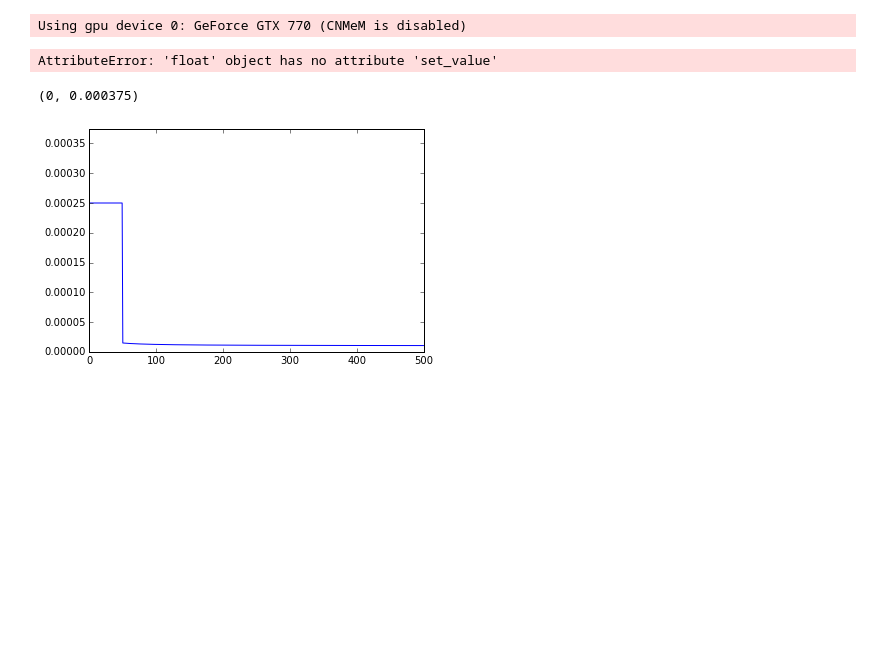
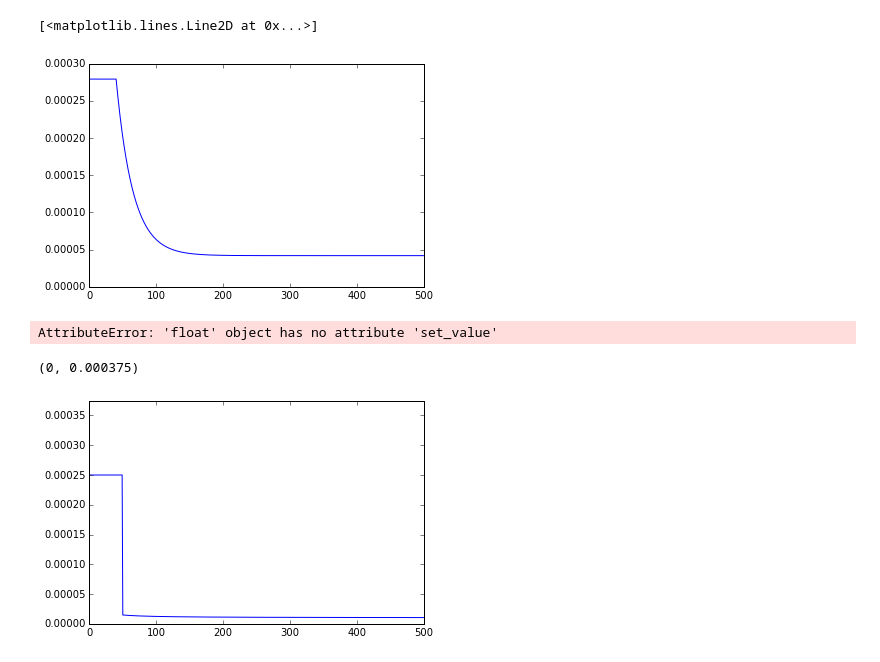
Before and after one commit to mdfirman/CityNet, a Jupyter notebook: notebooks/urban8k/notebooks/adjust_learning_rate.ipynb, the cells around one changed output. Saved outputs shown, nothing was run; the diff lists cells and outputs as text; code cells hidden in the pictures; blank space fills up the shorter version.

```diff
--- a/notebooks/urban8k/notebooks/adjust_learning_rate.ipynb
+++ b/notebooks/urban8k/notebooks/adjust_learning_rate.ipynb
@@ -2,28 +2,38 @@
 %matplotlib inline
 import matplotlib.pyplot as plt
 import numpy as np
-# %%
-import theano
-
-def float32(k):
-    return np.cast['float32'](k)
-
-
-class AdjustVariable(object):
-    def __init__(self, name, start=0.03, stop=0.001):
-        self.name = name
-        self.start, self.stop = start, stop
-        self.ls = None
-
-    def __call__(self, nn, epoch):
-        if self.ls is None:
-            self.ls = np.linspace(self.start, self.stop, nn.max_epochs)
-
-#         epoch = train_history[-1]['epoch']
-        new_value = float32(self.ls[epoch - 1])
-        getattr(nn, self.name).set_value(new_value)
-# %% [output]
-Using gpu device 0: GeForce GTX 770 (CNMeM is disabled)
+# %%
+
+class LearningRate(object):
+
+    def __init__(self, init, final, iters_at_init, falloff):
+        assert final < init
+        assert falloff > 0.0
+        self.init = init
+        self.iters_at_init = iters_at_init
+        self.final = final
+        self.falloff = falloff
+        self.current = init
+
+    def get_lr(self, epoch):
+        if epoch < self.iters_at_init:
+            return self.init
+        else:
+            diminuation = np.exp(-self.falloff *(epoch - self.iters_at_init))
+            return (self.init - self.final) * diminuation + self.final
+
+
+init = 0.0002791786739
+final = init * 0.15
+iters_at_init = 40
+falloff = 0.04
+
+lr = LearningRate(init, final, iters_at_init, falloff)
+lrs = [lr.get_lr(epoch) for epoch in range(500)]
+plt.plot(range(500), lrs)
+# %% [output]
+[<matplotlib.lines.Line2D at 0x...>]
+[figure, added]
 # %%
 t = AdjustVariable('learning_rate')
 # %%
```
Also changed, not shown: 8 other files.
